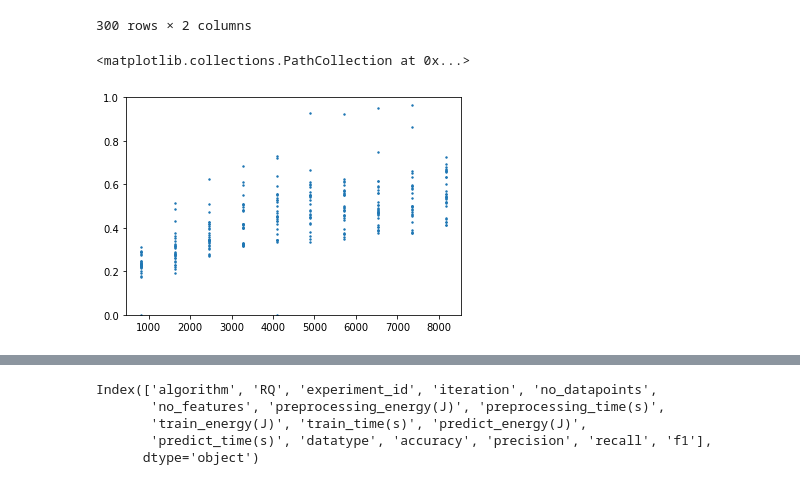
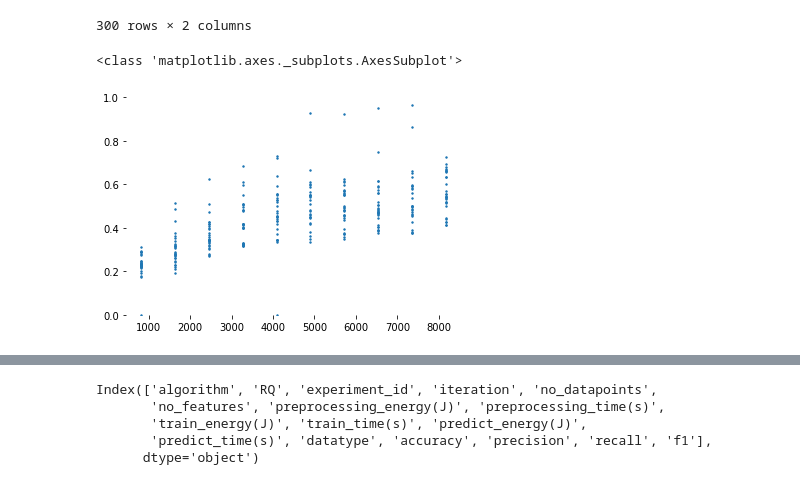
Before and after one commit to kikyo01/info250, a Jupyter notebook: project1/project1.ipynb, the cells around one changed output, grey strips where cells are left out. Cells and saved outputs as stored; diff of their text form; code cells hidden in the pictures.

```diff
--- a/project1/project1.ipynb
+++ b/project1/project1.ipynb
@@ -2,5 +2,25 @@
 import numpy as np
 import pandas as pd
 import matplotlib.pyplot as plt
+# %%
+#多子图
+def muti_axes(mode):
+    import matplotlib.pyplot as plt
+    if mode == 0:
+        plt = plt.figure()
+        ax1 = plt.subplots()
+        ax1.spines["right"].set_color("none")
+        ax1.spines["left"].set_color("none")
+        ax1.spines["top"].set_color("none")
+        ax1.spines["bottom"].set_color("none")
+        return ax1
+    elif mode != 0:
+        # 不能加 plt = plt.figure()
+        ax2 = plt.subplot(3,3,mode)
+        ax2.spines["right"].set_color("none")
+        ax2.spines["left"].set_color("none")
+        ax2.spines["top"].set_color("none")
+        ax2.spines["bottom"].set_color("none")
+        return ax2
 # %%
 
@@ -26,14 +47,21 @@ df1.loc[row_labels,col_labels]
 | 3597 | 5718 | 1.108957 |
 300 rows × 2 columns
 # %%
-#先看一下大概是什么样的
-plt.ylim(0,1)
+#df1中特征数和消耗的关系
 row_labels = df1.index[:]
 col_feature_labels = df1.columns[5]
 col_energy_labels = df1.columns[8]
 x = df1.loc[row_labels,col_feature_labels].to_numpy()
 y = df1.loc[row_labels,col_energy_labels].to_numpy()
-plt.scatter(x,y,s=2)
+
+def req2(ax,x,y):
+
+    ax = muti_axes(ax)
+    ax.set_ylim(0,1)
+    ax.scatter(x,y,s=2)
+    print(type(ax))
+
+req2(0,x,y)
 # %% [output]
-<matplotlib.collections.PathCollection at 0x...>
+<class 'matplotlib.axes._subplots.AxesSubplot'>
-[figure, old version]
+[figure, new version]
```
Also changed, not shown: parts of 4 cells of this notebook.
